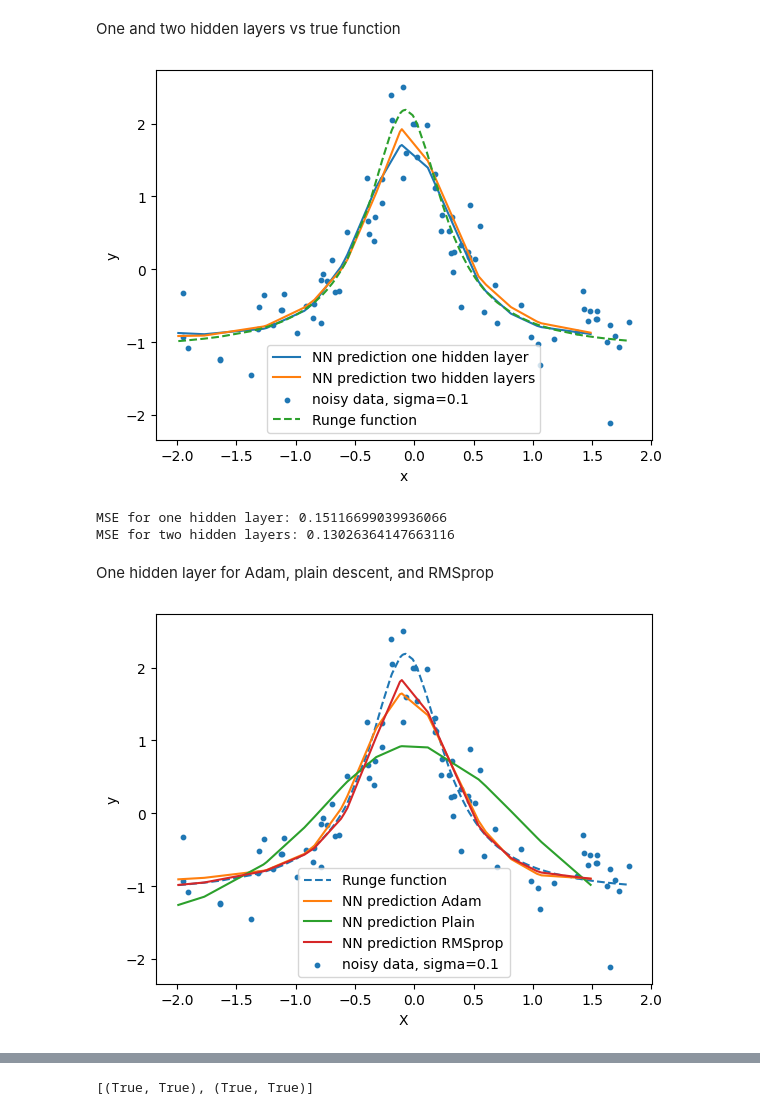
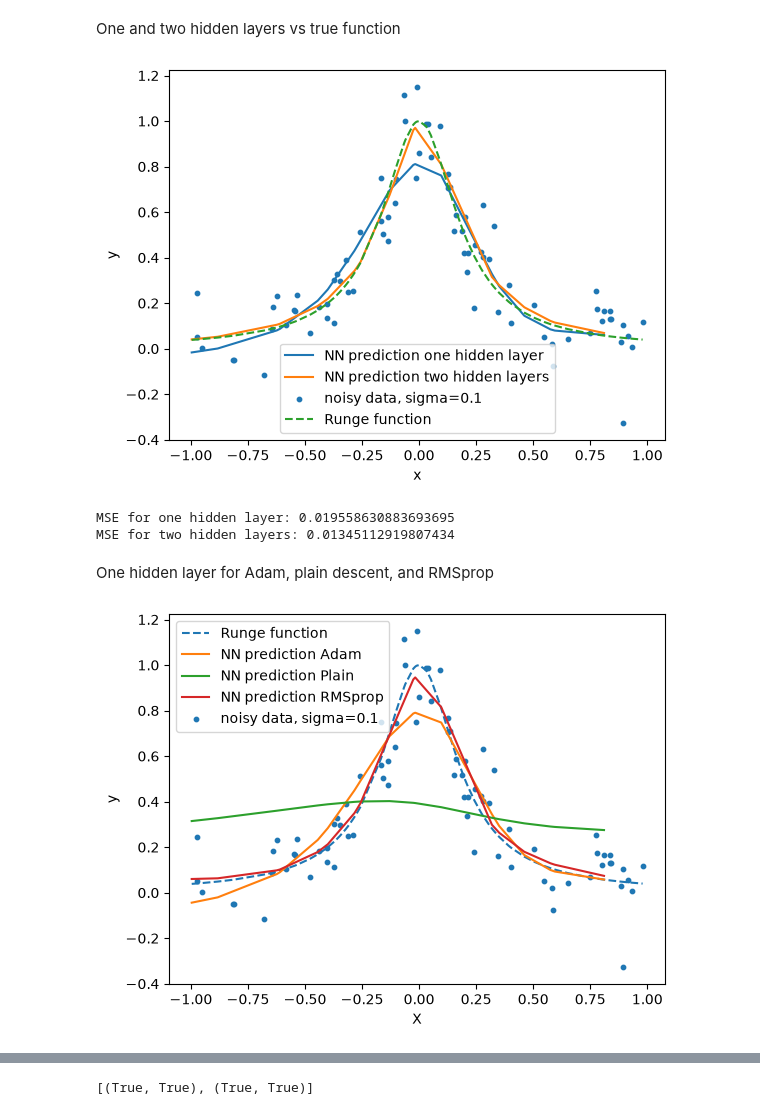
Before and after one commit to kevintannum/FYS-STK3155---Projects---UiO, a Jupyter notebook: Code/regression_runges.ipynb, the cells around one changed output, grey strips where cells are left out. Drawn from its saved outputs; the diff is of its cells as text; code cells hidden in the pictures.

```diff
--- a/Code/regression_runges.ipynb
+++ b/Code/regression_runges.ipynb
@@ -74,14 +74,12 @@ t0 = 1.0
 t1 = 100.0
 batch_size = 10
 
-Xtrain, Xtest, ytrain, ytest = train_test_split(X_scaled, y_scaled, test_size=0.2, random_state=42)
-
 input_size = 1
 layer_output_sizes = [50,50, 1]
 layers_two_hidden_layer = create_layers(input_size, layer_output_sizes)
 layers_two_hidden_layer = train_sgd_adam(
-    Xtrain = Xtrain,
-    Ytrain = ytrain.reshape(-1, 1),
+    Xtrain = X_train,
+    Ytrain = y_train.reshape(-1, 1),
     layers = layers_two_hidden_layer,
     activation_funcs = [sigmoid, sigmoid, lambda z: z],  # Last layer is linear
     activation_ders = [sigmoid_der, sigmoid_der, lambda z: np.ones_like(z)],
@@ -95,30 +93,35 @@ layers_two_hidden_layer = train_sgd_adam(
 # %% [markdown]
 One and two hidden layers vs true function
 # %%
-y_pred_one_hidden_layers = feed_forward(Xtest, layers_one_hidden_layer, [sigmoid, lambda z: z])
-y_pred_two_hidden_layers = feed_forward(Xtest, layers_two_hidden_layer, [sigmoid, sigmoid, lambda z: z])
-sort_idx = np.argsort(Xtest.flatten()) #<- Chatgpt la til fix
+y_pred_one_hidden_layers = feed_forward(X_test, layers_one_hidden_layer, [sigmoid, lambda z: z])
+y_pred_two_hidden_layers = feed_forward(X_test, layers_two_hidden_layer, [sigmoid, sigmoid, lambda z: z])
+sort_idx = np.argsort(X_test.flatten()) #<- Chatgpt la til fix
 
-plt.plot(Xtest[sort_idx], y_pred_one_hidden_layers[sort_idx], label="NN prediction one hidden layer")
-plt.plot(Xtest[sort_idx], y_pred_two_hidden_layers[sort_idx], label="NN prediction two hidden layers")
+y_one_hidden_unscaled = y_pred_one_hidden_layers.flatten()*ytrain.std()+ytrain.mean()
+y_two_hidden_unscaled = y_pred_two_hidden_layers.flatten()*ytrain.std()+ytrain.mean()
+
+plt.plot(Xtest[sort_idx], y_one_hidden_unscaled[sort_idx], label="NN prediction one hidden layer")
+plt.plot(Xtest[sort_idx], y_two_hidden_unscaled[sort_idx], label="NN prediction two hidden layers")
 
 plt.scatter(Xtrain, ytrain, s=10, label=f"noisy data, sigma={sigma}")
-plt.plot(X_scaled, Yrunge_scaled, label="Runge function", linestyle="--")
+plt.plot(X, Yrunge, label="Runge function", linestyle="--")
 plt.xlabel("x")
 plt.ylabel("y")
 plt.legend()
 plt.show()
 # %% [output]
-[figure, old version]
+[figure, new version]
 # %%
-MSE_one_hidden = np.mean((y_pred_one_hidden_layers.flatten() - ytest)**2)
+
+
+MSE_one_hidden = np.mean((y_one_hidden_unscaled - ytest)**2)
 print(f"MSE for one hidden layer: {MSE_one_hidden}")
 
-MSE_two_hidden = np.mean((y_pred_two_hidden_layers.flatten() - ytest)**2)
+MSE_two_hidden = np.mean((y_two_hidden_unscaled - ytest)**2)
 print(f"MSE for two hidden layers: {MSE_two_hidden}")
 # %% [output]
-MSE for one hidden layer: 0.15116699039936066
-MSE for two hidden layers: 0.13026364147663116
+MSE for one hidden layer: 0.019558630883693695
+MSE for two hidden layers: 0.01345112919807434
 # %% [markdown]
 One hidden layer for Adam, plain descent, and RMSprop
 # %%
@@ -127,14 +130,12 @@ t0 = 1.0
 t1 = 100.0
 batch_size = 10
 
-Xtrain, Xtest, ytrain, ytest = train_test_split(X_scaled, y_scaled, test_size=0.2, random_state=42)
-
 input_size = 1
 layer_output_sizes = [50, 1]
 layers_adam = create_layers(input_size, layer_output_sizes)
 layers_adam = train_sgd_adam(
-    Xtrain = Xtrain,
-    Ytrain = ytrain.reshape(-1, 1),
+    Xtrain = X_train,
+    Ytrain = y_train.reshape(-1, 1),
     layers = layers_adam,
     activation_funcs = [sigmoid, lambda z: z],  # Last layer is linear
     activation_ders = [sigmoid_der, lambda z: np.ones_like(z)],
@@ -148,8 +149,8 @@ layers_adam = train_sgd_adam(
 
 layers_plain = create_layers(input_size, layer_output_sizes)
 layers_plain = train_sgd_plain(
-    Xtrain = Xtrain,
-    Ytrain = ytrain.reshape(-1, 1),
+    Xtrain = X_train,
+    Ytrain = y_train.reshape(-1, 1),
     layers = layers_plain,
     activation_funcs = [sigmoid, lambda z: z],  # Last layer is linear
     activation_ders = [sigmoid_der, lambda z: np.ones_like(z)],
@@ -163,8 +164,8 @@ layers_plain = train_sgd_plain(
 
 layers_RMSprop = create_layers(input_size, layer_output_sizes)
 layers_RMSprop = train_sgd_RMSprop(
-    Xtrain = Xtrain,
-    Ytrain = ytrain.reshape(-1, 1),
+    Xtrain = X_train,
+    Ytrain = y_train.reshape(-1, 1),
     layers = layers_RMSprop,
     activation_funcs = [sigmoid, lambda z: z],  # Last layer is linear
     activation_ders = [sigmoid_der, lambda z: np.ones_like(z)],
@@ -176,21 +177,25 @@ layers_RMSprop = train_sgd_RMSprop(
     t1 = t1
 )
 # %%
-y_pred_adam = feed_forward(Xtest, layers_adam, [sigmoid, lambda z: z])
-y_pred_plain = feed_forward(Xtest, layers_plain, [sigmoid, lambda z: z])
-y_pred_RMSprop = feed_forward(Xtest, layers_RMSprop, [sigmoid, lambda z: z])
+y_pred_adam = feed_forward(X_test, layers_adam, [sigmoid, lambda z: z])
+y_pred_plain = feed_forward(X_test, layers_plain, [sigmoid, lambda z: z])
+y_pred_RMSprop = feed_forward(X_test, layers_RMSprop, [sigmoid, lambda z: z])
 
-sort_idx = np.argsort(Xtest.flatten())
+y_pred_unscaled_plain = y_pred_plain.flatten()*ytrain.std()+ytrain.mean()
+y_pred_unscaled_adam = y_pred_adam.flatten()*ytrain.std()+ytrain.mean()
+y_pred_unscaled_RMSprop = y_pred_RMSprop.flatten()*ytrain.std()+ytrain.mean()
 
-plt.plot(X_scaled, Yrunge_scaled, label="Runge function", linestyle="--")
-plt.plot(Xtest[sort_idx], y_pred_adam[sort_idx], label="NN prediction Adam")
-plt.plot(Xtest[sort_idx], y_pred_plain[sort_idx], label="NN prediction Plain")
-plt.plot(Xtest[sort_idx], y_pred_RMSprop[sort_idx], label="NN prediction RMSprop")
+sort_idx = np.argsort(X_test.flatten())
+
+plt.plot(X, Yrunge, label="Runge function", linestyle="--")
+plt.plot(Xtest[sort_idx], y_pred_unscaled_adam[sort_idx], label="NN prediction Adam")
+plt.plot(Xtest[sort_idx], y_pred_unscaled_plain[sort_idx], label="NN prediction Plain")
+plt.plot(Xtest[sort_idx], y_pred_unscaled_RMSprop[sort_idx], label="NN prediction RMSprop")
 plt.scatter(Xtrain, ytrain, s=10, label=f"noisy data, sigma={sigma}")
 plt.xlabel("X")
 plt.ylabel("y")
 plt.legend()
 plt.show()
 # %% [output]
-[figure, old version]
+[figure, new version]
 # %%
```
Also changed, not shown: parts of 10 cells of this notebook.
